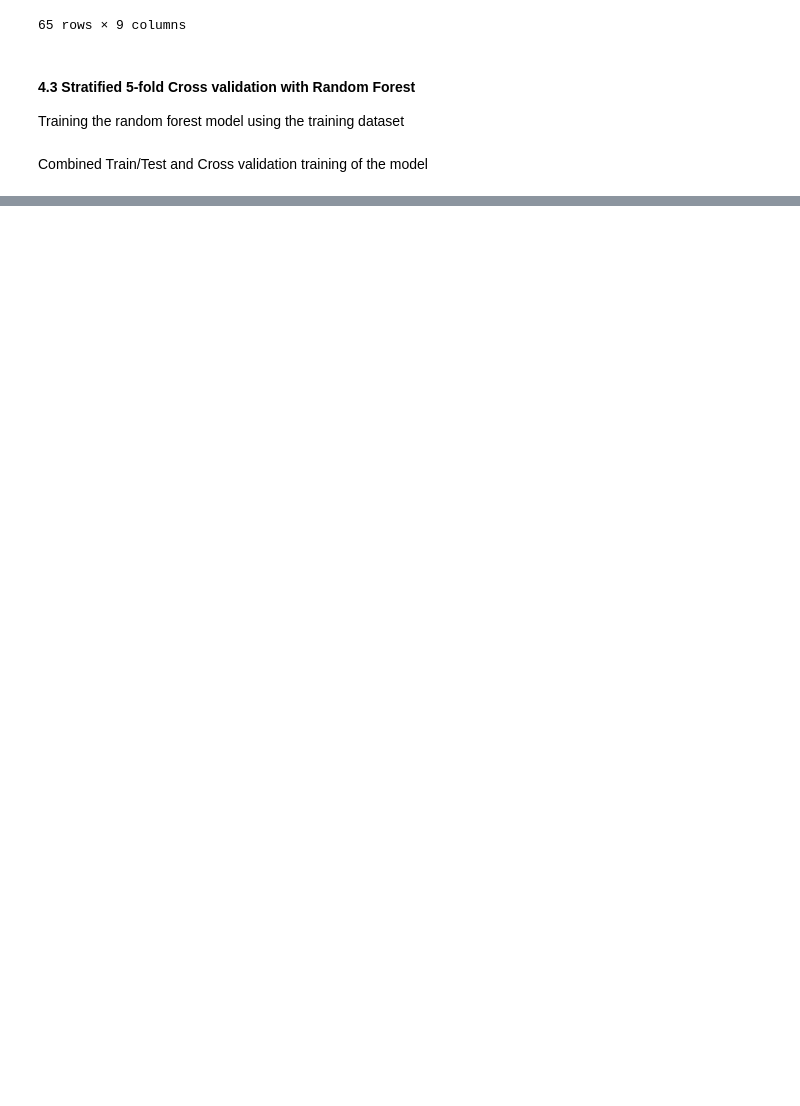
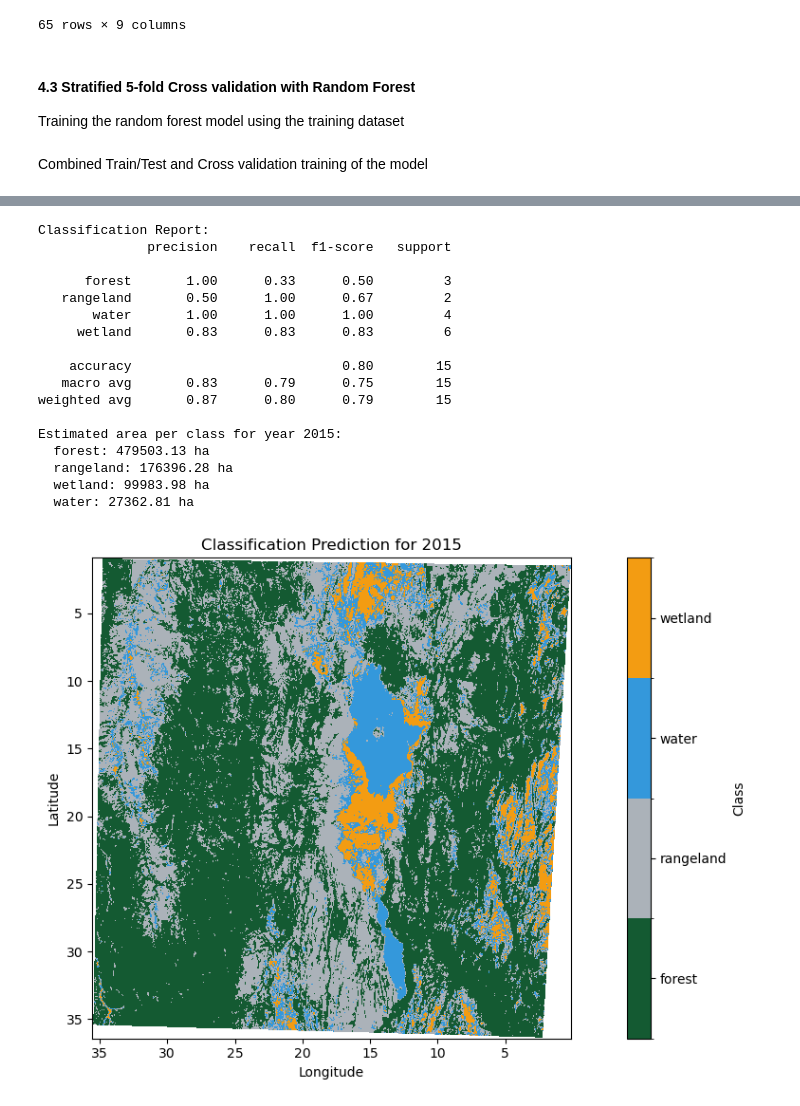
Before and after one commit to Ethel-Ogallo/wetland_delineation, a Jupyter notebook: Wetland_delienation/wetland_delineation_202507.ipynb, the cells around one changed output, grey strips where cells are left out. Saved outputs shown, nothing was run; the diff lists cells and outputs as text; code cells hidden in the pictures; blank space fills up the shorter version.

```diff
--- a/Wetland_delienation/wetland_delineation_202507.ipynb
+++ b/Wetland_delienation/wetland_delineation_202507.ipynb
@@ -749,0 +865,59 @@ wetland: 112,353.95 ha (1,123,539,534 m²)
+# %%
+year = 2015
+le = metrics_by_year[year]['label_encoder']
+labels = le.classes_
+pred_img = predictions_by_year[year]['pred_img']
+y_test = metrics_by_year[year]['y_test']
+y_test_pred = metrics_by_year[year]['y_test_pred']
+
+# Check metrics
+print("\nClassification Report:")
+print(classification_report(y_test, y_test_pred, target_names=le.classes_))
+
+# Show predicted class areas
+print(f"Estimated area per class for year {year}:")
+for cls, area in predictions_by_year[year]['class_areas'].items():
+    print(f"  {cls}: {area:.2f} ha")
+
+# Plot the prediction map for that year
+import matplotlib.pyplot as plt
+from matplotlib.colors import ListedColormap, BoundaryNorm
+import numpy as np
+
+
+
+cmap = ListedColormap(['#145a32', '#abb2b9', '#3498db', '#f39c12'][:len(labels)])
+norm = BoundaryNorm(np.arange(len(labels)+1)-0.5, cmap.N)
+
+plot_img = np.ma.masked_where(pred_img < 0, pred_img)
+
+plt.figure(figsize=(12, 6))
+im = plt.imshow(plot_img, cmap=cmap, norm=norm, extent=extent, origin='upper')
+plt.xlabel("Longitude")
+plt.ylabel("Latitude")
+plt.title(f"Classification Prediction for {year}")
+plt.gca().set_aspect('equal')
+cbar = plt.colorbar(im, ticks=np.arange(len(labels)))
+cbar.ax.set_yticklabels(labels)
+cbar.set_label("Class")
+plt.tight_layout()
+plt.show()
+# %% [output]
+Classification Report:
+              precision    recall  f1-score   support
+
+      forest       1.00      0.33      0.50         3
+   rangeland       0.50      1.00      0.67         2
+       water       1.00      1.00      1.00         4
+     wetland       0.83      0.83      0.83         6
+
+    accuracy                           0.80        15
+   macro avg       0.83      0.79      0.75        15
+weighted avg       0.87      0.80      0.79        15
+
+Estimated area per class for year 2015:
+  forest: 479503.13 ha
+  rangeland: 176396.28 ha
+  wetland: 99983.98 ha
+  water: 27362.81 ha
+[figure, added]
```
Also changed, not shown: parts of 10 cells of this notebook.
